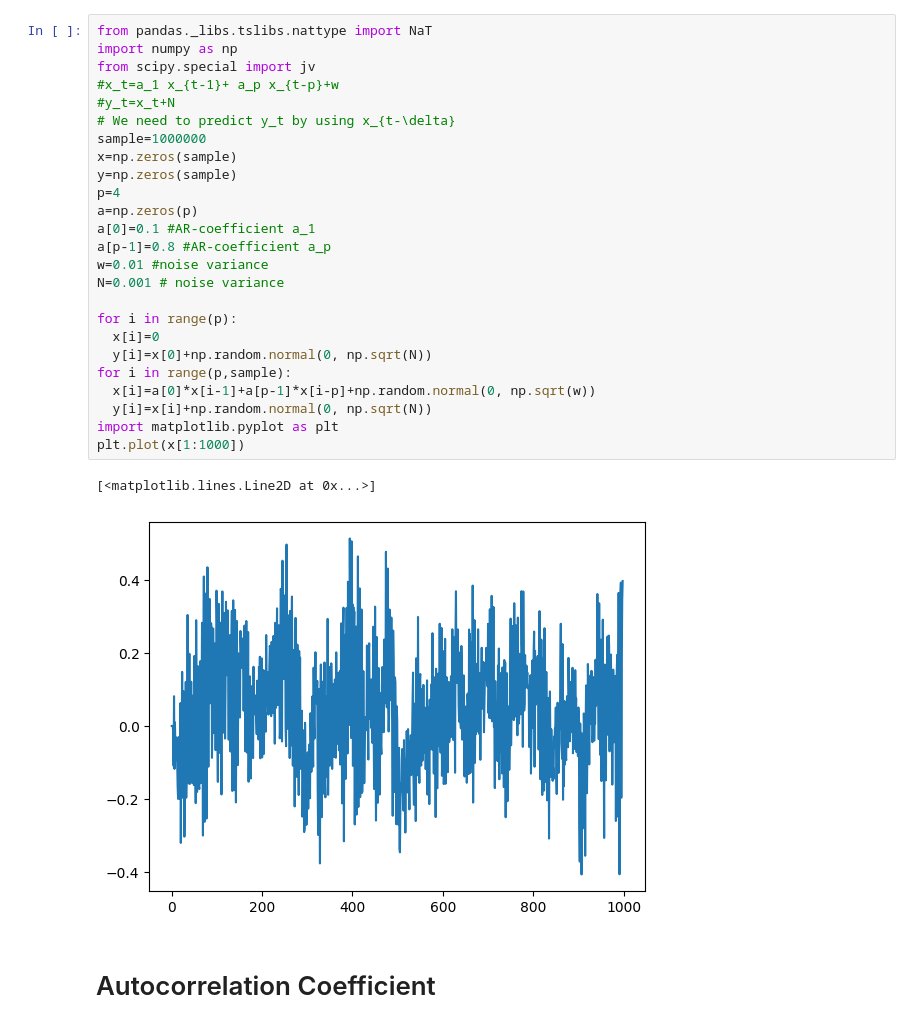
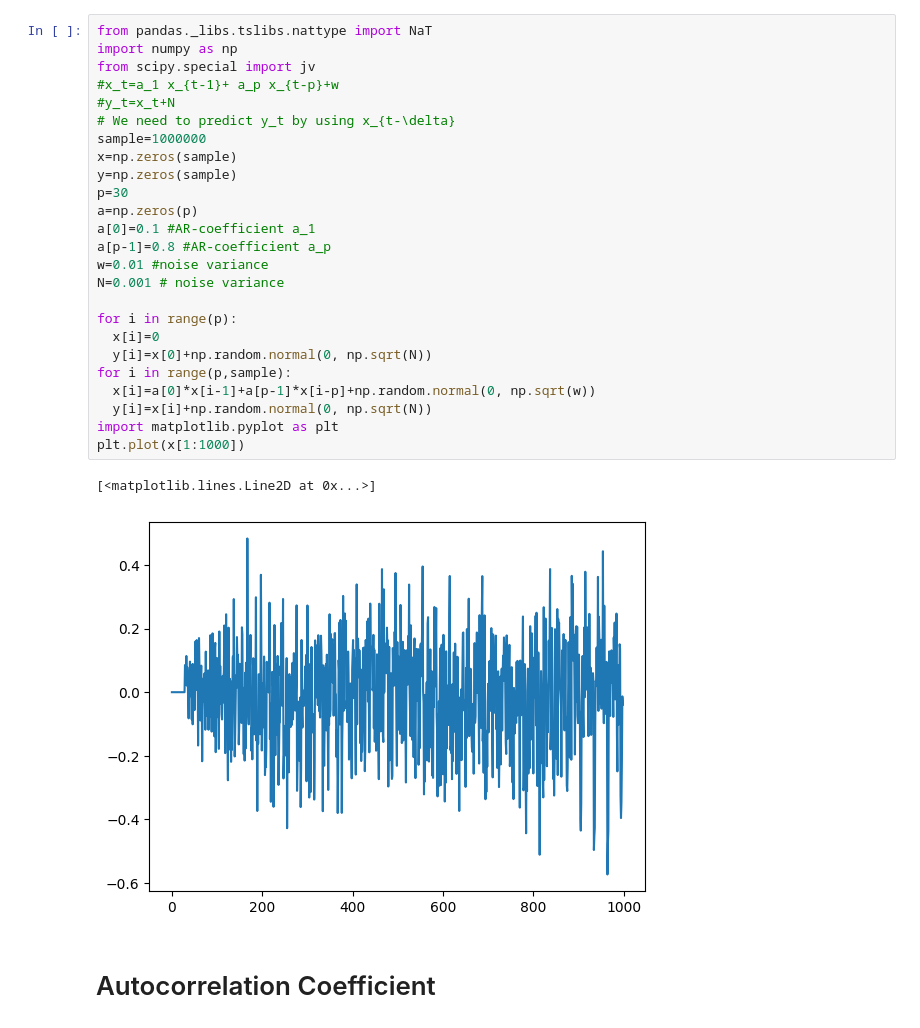
Before and after one commit to Kamran0153/Autoregressive-Model-Exp, a Jupyter notebook: AR(p)InferenceError.ipynb, the cells around one changed output. Cells and saved outputs as stored; diff of their text form.

```diff
--- a/AR(p)InferenceError.ipynb
+++ b/AR(p)InferenceError.ipynb
@@ -3,31 +3,31 @@
 # %%
 from pandas._libs.tslibs.nattype import NaT
 import numpy as np
 from scipy.special import jv
 #x_t=a_1 x_{t-1}+ a_p x_{t-p}+w
 #y_t=x_t+N
 # We need to predict y_t by using x_{t-\delta}
 sample=1000000
 x=np.zeros(sample)
 y=np.zeros(sample)
-p=4
+p=30
 a=np.zeros(p)
 a[0]=0.1 #AR-coefficient a_1
 a[p-1]=0.8 #AR-coefficient a_p
 w=0.01 #noise variance
 N=0.001 # noise variance
 
 for i in range(p):
   x[i]=0
   y[i]=x[0]+np.random.normal(0, np.sqrt(N))
 for i in range(p,sample):
   x[i]=a[0]*x[i-1]+a[p-1]*x[i-p]+np.random.normal(0, np.sqrt(w))
   y[i]=x[i]+np.random.normal(0, np.sqrt(N))
 import matplotlib.pyplot as plt
 plt.plot(x[1:1000])
 # %% [output]
 [<matplotlib.lines.Line2D at 0x...>]
-[figure, old version]
+[figure, new version]
 # %% [markdown]
 # Autocorrelation Coefficient
 # %%
```
Also changed, not shown: parts of 3 cells of this notebook.
